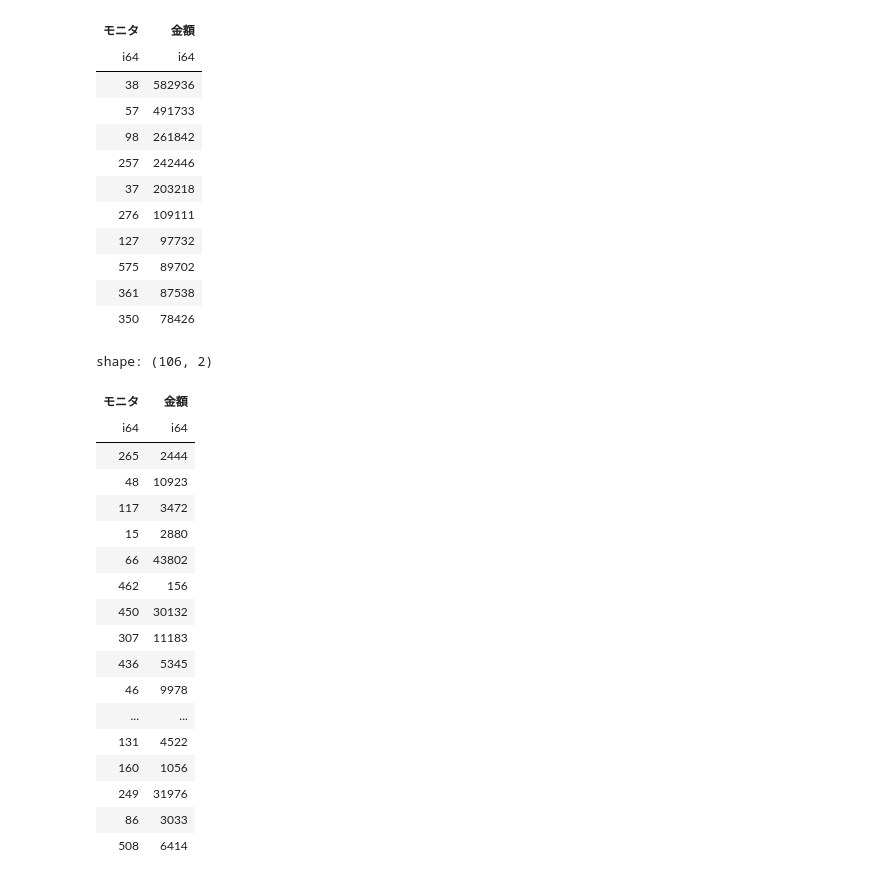
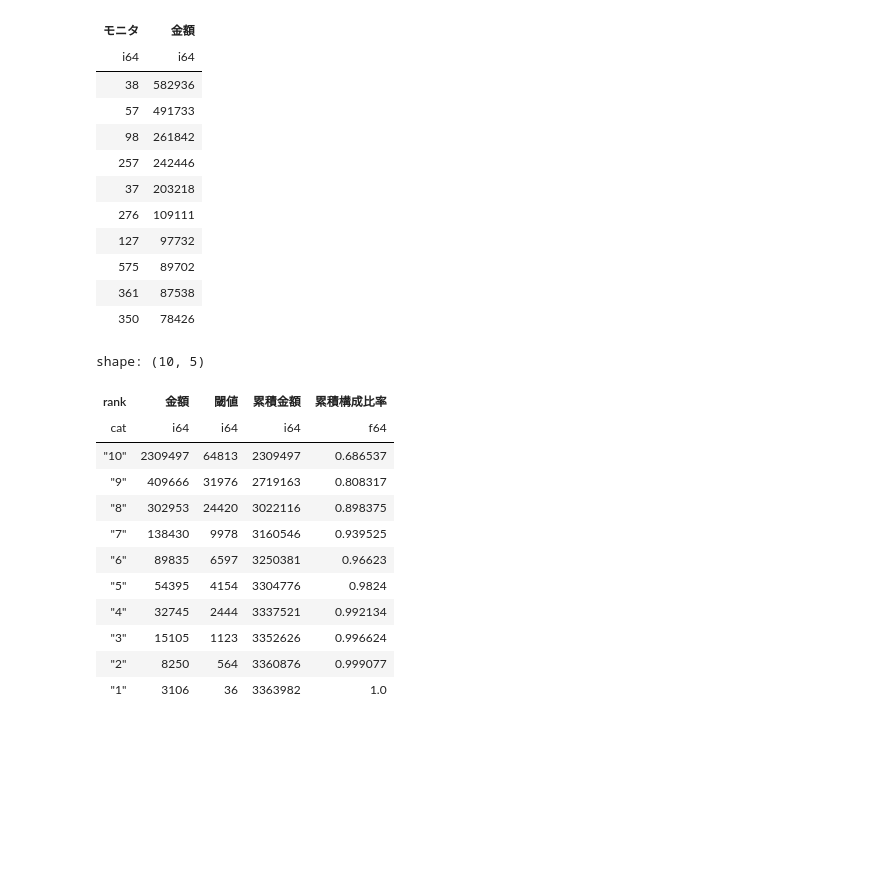
Before and after one commit to yonesuke/maketing_data_science, a Jupyter notebook: notebooks/chapter04.ipynb, the cells around one changed output. Saved outputs shown, nothing was run; the diff lists cells and outputs as text; code cells hidden in the pictures; blank space fills up the shorter version.

```diff
--- a/notebooks/chapter04.ipynb
+++ b/notebooks/chapter04.ipynb
@@ -42,29 +46,49 @@ shape: (10, 2)
 | 575 | 89702 |
 | 361 | 87538 |
 | 350 | 78426 |
-# %%
-# デシル分析の各ランクの閾値とモニタ別のランクの計算
-(
-    df.group_by('モニタ').agg(pl.col('金額').sum())
-    .quantile()
-)
-# %% [output]
-shape: (106, 2)
-| モニタ | 金額 |
-| i64 | i64 |
-| 265 | 2444 |
-| 48 | 10923 |
-| 117 | 3472 |
-| 15 | 2880 |
-| 66 | 43802 |
-| 462 | 156 |
-| 450 | 30132 |
-| 307 | 11183 |
-| 436 | 5345 |
-| 46 | 9978 |
-| ... | ... |
-| 131 | 4522 |
-| 160 | 1056 |
-| 249 | 31976 |
-| 86 | 3033 |
-| 508 | 6414 |
+# %%
+# デシル分析の各ランクの閾値とモニタ別のランクの計算
+df_decile = (
+    df.group_by('モニタ').agg(pl.col('金額').sum())
+    .select(
+        pl.col('金額'),
+        pl.col('金額').qcut(
+            np.linspace(0, 1, 11)[1:],
+            labels=[str(i) for i in np.arange(1,12)]
+        ).alias('rank')
+    )
+    .group_by('rank').agg(pl.col('金額').sum(), pl.col('金額').min().alias('閾値'))
+    .sort(by='閾値', descending=True)
+    .with_columns(pl.col('金額').cum_sum().alias('累積金額'))
+    .with_columns((pl.col('累積金額')/pl.col('金額').sum()).alias('累積構成比率'))
+)
+display(df_decile)
+
+# plot
+fig = make_subplots(specs=[[{"secondary_y": True}]])
+fig.add_trace(
+    go.Bar(x=df_decile['rank'], y=df_decile['金額'], name='金額'),
+    secondary_y=False
+)
+fig.add_trace(
+    go.Scatter(x=df_decile['rank'], y=df_decile['累積構成比率'], name='累積構成比率'),
+    secondary_y=True
+)
+fig.update_xaxes(title_text='rank')
+fig.update_yaxes(range=[0, 1], secondary_y=True)
+fig.update_layout(width=800, height=600)
+fig.show()
+# %% [output]
+shape: (10, 5)
+| rank | 金額 | 閾値 | 累積金額 | 累積構成比率 |
+| cat | i64 | i64 | i64 | f64 |
+| "10" | 2309497 | 64813 | 2309497 | 0.686537 |
+| "9" | 409666 | 31976 | 2719163 | 0.808317 |
+| "8" | 302953 | 24420 | 3022116 | 0.898375 |
+| "7" | 138430 | 9978 | 3160546 | 0.939525 |
+| "6" | 89835 | 6597 | 3250381 | 0.96623 |
+| "5" | 54395 | 4154 | 3304776 | 0.9824 |
+| "4" | 32745 | 2444 | 3337521 | 0.992134 |
+| "3" | 15105 | 1123 | 3352626 | 0.996624 |
+| "2" | 8250 | 564 | 3360876 | 0.999077 |
+| "1" | 3106 | 36 | 3363982 | 1.0 |
```
Also changed, not shown: parts of 8 cells of this notebook.
